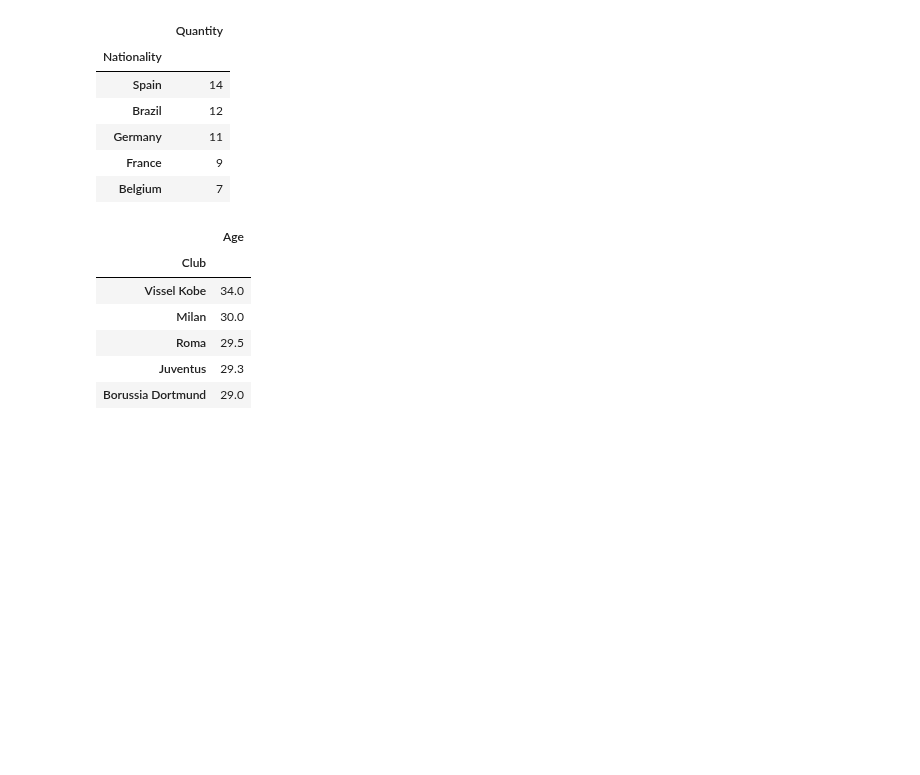
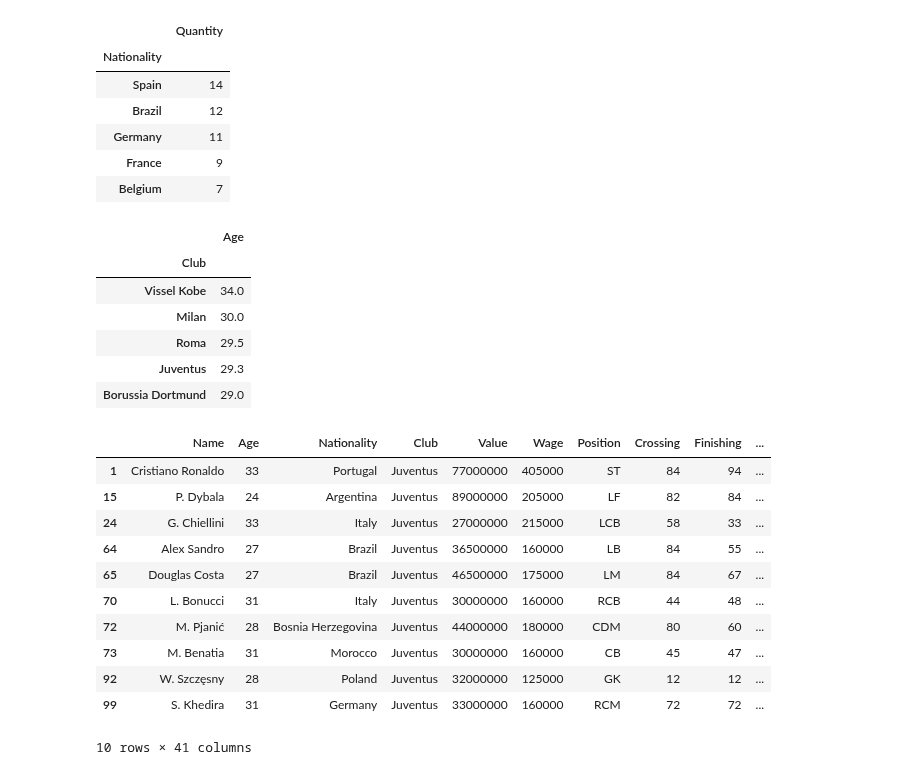
Before and after one commit to matheuspfferreira/python_data_science, a Jupyter notebook: Jogadores de Futebol - 04/notebook/nb_jogadores_futebol.ipynb, the cells around one changed output. Cells and saved outputs as stored; diff of their text form; code cells hidden in the pictures; blank space fills up the shorter version.

Commit message:
Inclusão de novas análises feitas, por exemplo: filtragem do conjunto de dados por clube(s); verificação dos jogadores mais valiosos; cálculo da média salarial por posição.

```diff
--- a/Jogadores de Futebol - 04/notebook/nb_jogadores_futebol.ipynb
+++ b/Jogadores de Futebol - 04/notebook/nb_jogadores_futebol.ipynb
@@ -114,3 +114,20 @@ df_media_idade_clubes.head()
 | Roma | 29.5 |
 | Juventus | 29.3 |
 | Borussia Dortmund | 29.0 |
+# %%
+# Filtrando o dataframe com base em um ou mais clubes
+clubes = ['Juventus']
+df_jogadores.query('@clubes in Club')
+# %% [output]
+|  | Name | Age | Nationality | Club | Value | Wage | Position | Crossing | Finishing | ... |
+| 1 | Cristiano Ronaldo | 33 | Portugal | Juventus | 77000000 | 405000 | ST | 84 | 94 | ... |
+| 15 | P. Dybala | 24 | Argentina | Juventus | 89000000 | 205000 | LF | 82 | 84 | ... |
+| 24 | G. Chiellini | 33 | Italy | Juventus | 27000000 | 215000 | LCB | 58 | 33 | ... |
+| 64 | Alex Sandro | 27 | Brazil | Juventus | 36500000 | 160000 | LB | 84 | 55 | ... |
+| 65 | Douglas Costa | 27 | Brazil | Juventus | 46500000 | 175000 | LM | 84 | 67 | ... |
+| 70 | L. Bonucci | 31 | Italy | Juventus | 30000000 | 160000 | RCB | 44 | 48 | ... |
+| 72 | M. Pjanić | 28 | Bosnia Herzegovina | Juventus | 44000000 | 180000 | CDM | 80 | 60 | ... |
+| 73 | M. Benatia | 31 | Morocco | Juventus | 30000000 | 160000 | CB | 45 | 47 | ... |
+| 92 | W. Szczęsny | 28 | Poland | Juventus | 32000000 | 125000 | GK | 12 | 12 | ... |
+| 99 | S. Khedira | 31 | Germany | Juventus | 33000000 | 160000 | RCM | 72 | 72 | ... |
+10 rows × 41 columns
```
Also changed, not shown: parts of 2 cells of this notebook.
